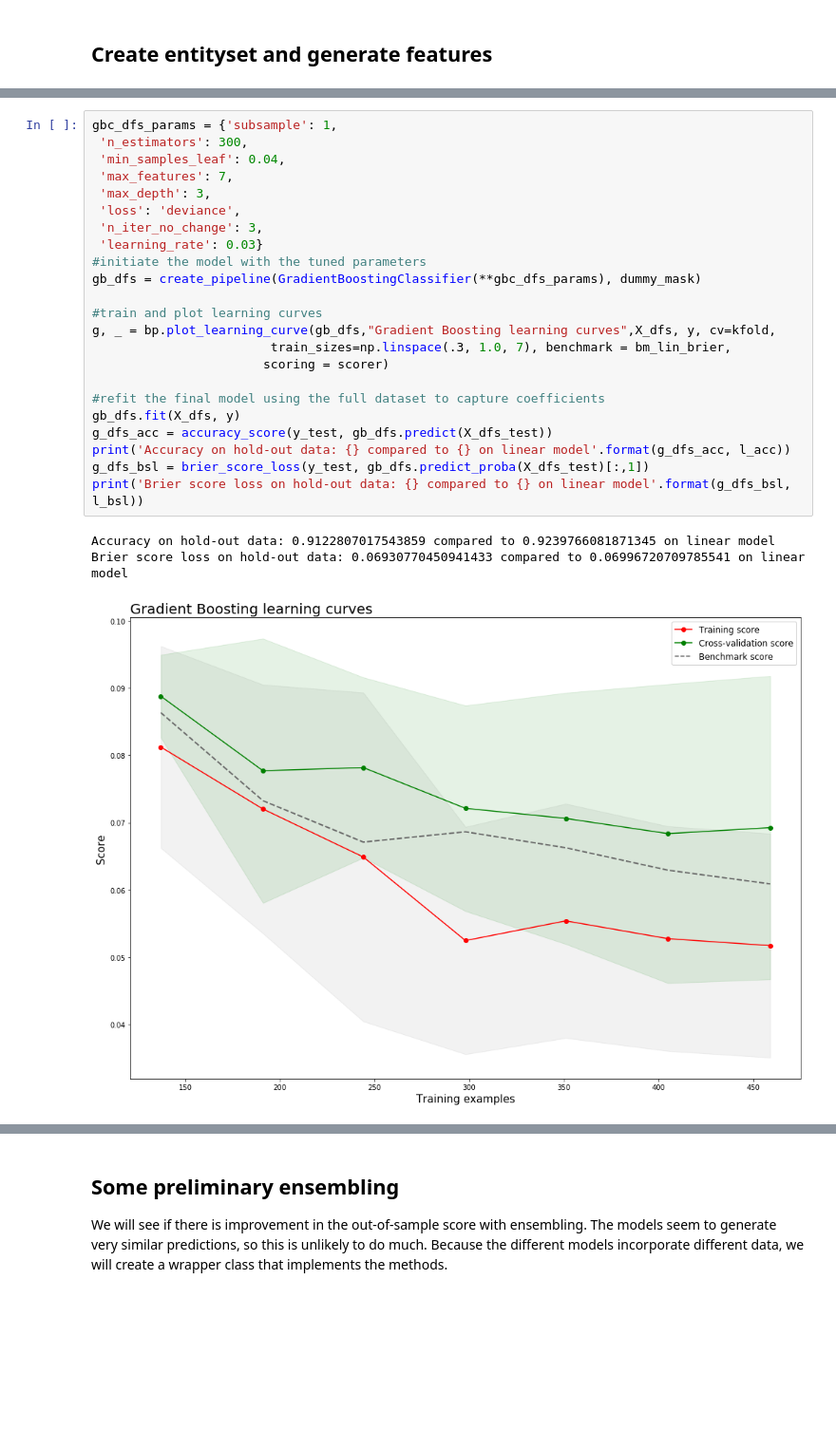
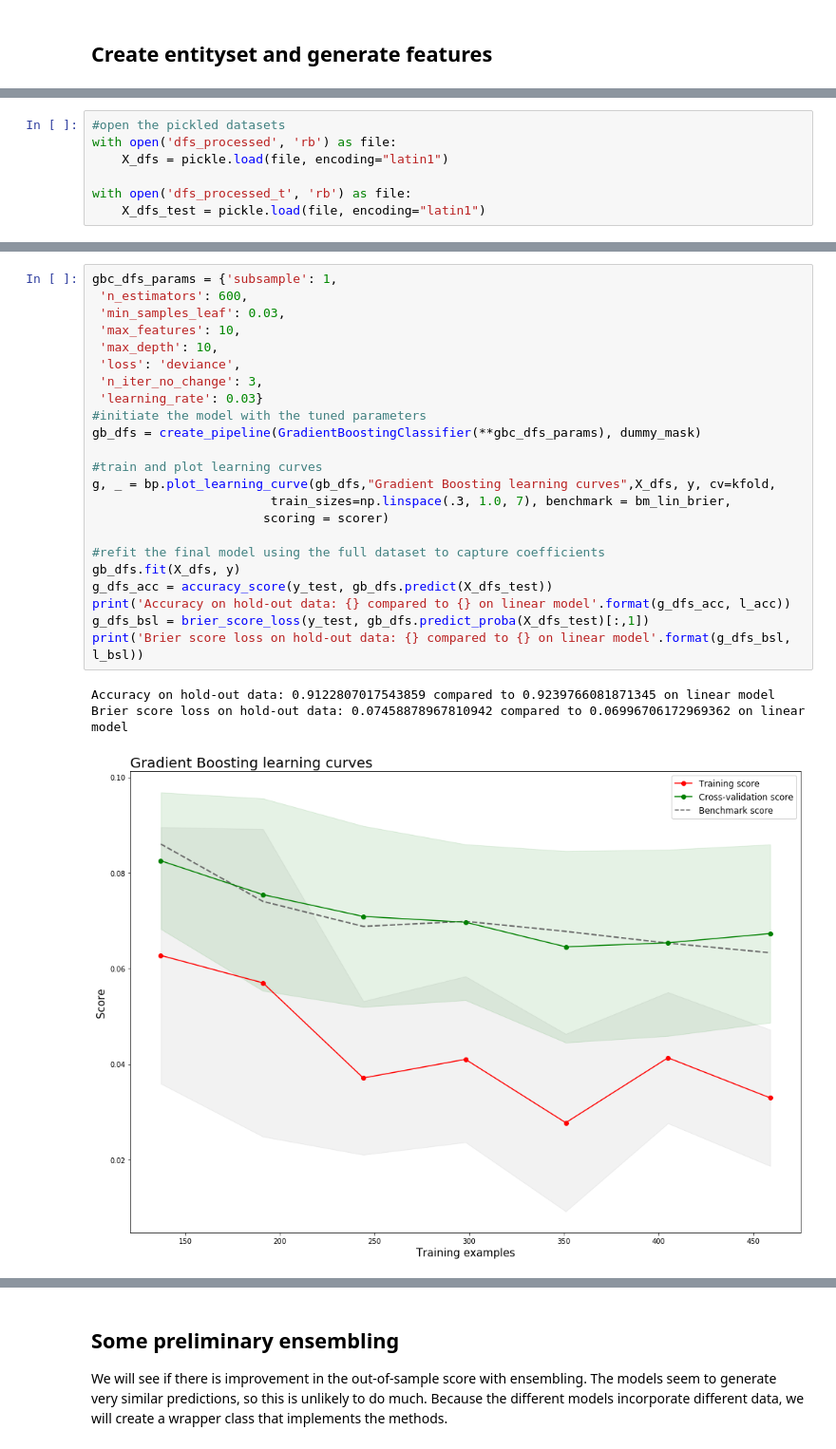
Before and after one commit to loerssoni/credit_risk_prediction, a Jupyter notebook: Credit Default Prediction with ML.ipynb, the cells around one changed output, grey strips where cells are left out. Shown at 95% size. Saved outputs shown, nothing was run; the diff lists cells and outputs as text; blank space fills up the shorter version.

```diff
--- a/Credit Default Prediction with ML.ipynb
+++ b/Credit Default Prediction with ML.ipynb
@@ -394,6 +404,13 @@ with open('dfs_processed','wb') as file:
     pickle.dump(X_dfs, file)
 with open('dfs_processed_t','wb') as file:
     pickle.dump(X_dfs_test, file)
+# %%
+#open the pickled datasets
+with open('dfs_processed', 'rb') as file:
+    X_dfs = pickle.load(file, encoding="latin1")
+
+with open('dfs_processed_t', 'rb') as file:
+    X_dfs_test = pickle.load(file, encoding="latin1")
 # %%
 #create dummy mask for the new feature set
 dummy_mask_dfs = [i for i, x in enumerate((X_dfs.max() != 1)|(X_dfs_test.min() != 0)) if x]
@@ -422,28 +441,28 @@ We will train the gradient boosting model as well. This time we use early stoppi
 # %%
 gbc_dfs_params = {'subsample': 1,
- 'n_estimators': 300,
- 'min_samples_leaf': 0.04,
- 'max_features': 7,
- 'max_depth': 3,
+ 'n_estimators': 600,
+ 'min_samples_leaf': 0.03,
+ 'max_features': 10,
+ 'max_depth': 10,
  'loss': 'deviance',
  'n_iter_no_change': 3,
  'learning_rate': 0.03}
 #initiate the model with the tuned parameters
 gb_dfs = create_pipeline(GradientBoostingClassifier(**gbc_dfs_params), dummy_mask)
 
 #train and plot learning curves
 g, _ = bp.plot_learning_curve(gb_dfs,"Gradient Boosting learning curves",X_dfs, y, cv=kfold,
                         train_sizes=np.linspace(.3, 1.0, 7), benchmark = bm_lin_brier,
                        scoring = scorer)
 
 #refit the final model using the full dataset to capture coefficients
 gb_dfs.fit(X_dfs, y)
 g_dfs_acc = accuracy_score(y_test, gb_dfs.predict(X_dfs_test))
 print('Accuracy on hold-out data: {} compared to {} on linear model'.format(g_dfs_acc, l_acc))
 g_dfs_bsl = brier_score_loss(y_test, gb_dfs.predict_proba(X_dfs_test)[:,1])
 print('Brier score loss on hold-out data: {} compared to {} on linear model'.format(g_dfs_bsl, l_bsl))
 # %% [output]
 Accuracy on hold-out data: 0.9122807017543859 compared to 0.9239766081871345 on linear model
-Brier score loss on hold-out data: 0.06930770450941433 compared to 0.06996720709785541 on linear model
+Brier score loss on hold-out data: 0.07458878967810942 compared to 0.06996706172969362 on linear model
-[figure, old version]
+[figure, new version]
 # %% [markdown]
```
Also changed, not shown: parts of 18 cells of this notebook.
